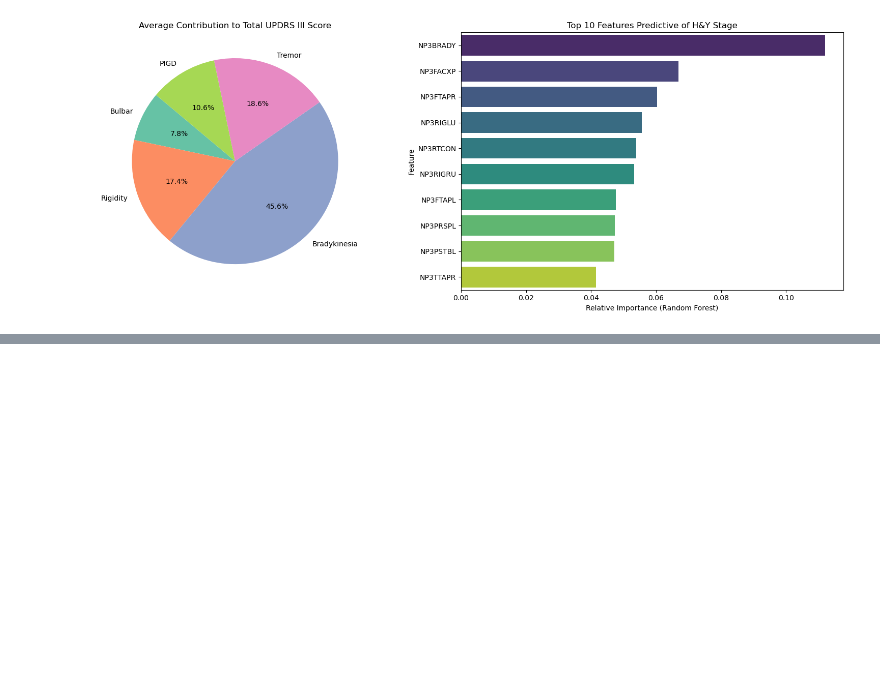
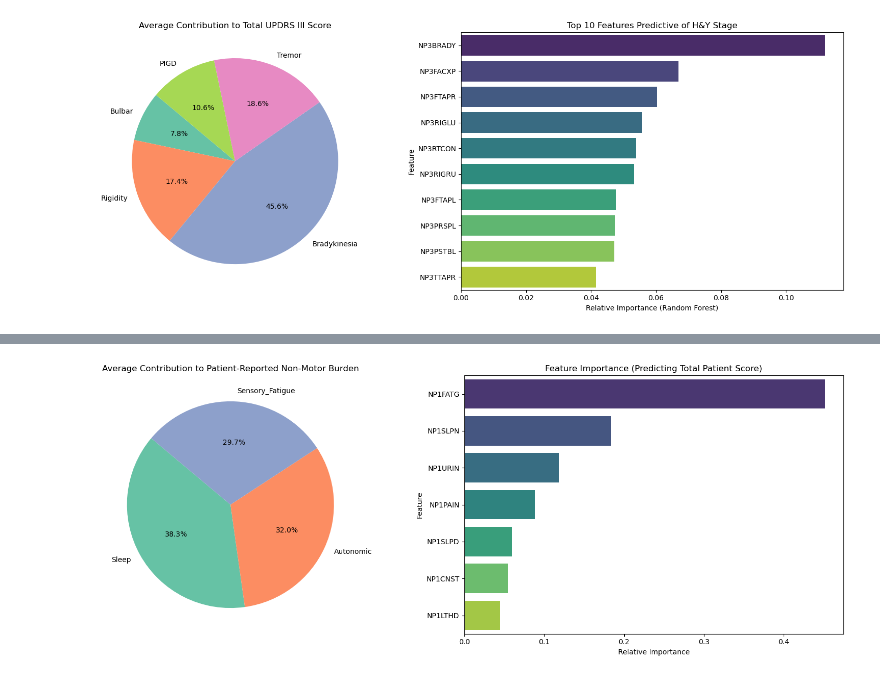
Before and after one commit to vutuongvy101/multimodal-pd-progression, a Jupyter notebook: Experiment/preprocessing/EDA_motor.ipynb, the cells around one changed output, grey strips where cells are left out. Saved outputs shown, nothing was run; the diff lists cells and outputs as text; code cells hidden in the pictures; blank space fills up the shorter version.

```diff
--- a/Experiment/preprocessing/EDA_motor.ipynb
+++ b/Experiment/preprocessing/EDA_motor.ipynb
@@ -190,0 +377,80 @@ Passing `palette` without assigning `hue` is deprecated and will be removed in v
+# %%
+# Analysis for MDS-UPDRS Part IB (Patient Questionnaire)
+# 1. Load Data
+df = pd.read_csv('../../ppmi_pd/Motor___MDS-UPDRS/MDS-UPDRS_Part_I_Patient_Questionnaire_14Dec2025.csv', low_memory=False)
+
+# 2. Inspect and Define Subcategories
+# Standard Part IB columns typically found:
+# NP1SLPN (Sleep), NP1SLPD (Daytime Sleepiness), NP1PAIN (Pain),
+# NP1URIN (Urinary), NP1CNST (Constipation), NP1LTHD (Lightheadedness), NP1FATG (Fatigue)
+
+subcats = {
+    'Sleep': ['NP1SLPN', 'NP1SLPD'],
+    'Autonomic': ['NP1URIN', 'NP1CNST', 'NP1LTHD'],
+    'Sensory_Fatigue': ['NP1PAIN', 'NP1FATG']
+}
+
+all_feature_cols = [col for cat in subcats.values() for col in cat]
+
+# Check which columns are actually in the dataframe
+valid_features = [c for c in all_feature_cols if c in df.columns]
+
+# 3. Preprocessing
+work_df = df[['PATNO', 'NP1PTOT'] + valid_features].copy()
+
+# Coerce to numeric
+for col in work_df.columns:
+    work_df[col] = pd.to_numeric(work_df[col], errors='coerce')
+
+# Drop rows where Target is missing
+work_df = work_df.dropna(subset=['NP1PTOT'])
+
+# Impute missing features
+imputer = SimpleImputer(strategy='median')
+work_df[valid_features] = imputer.fit_transform(work_df[valid_features])
+
+# 4. Calculate Sub-Scores
+for name, cols in subcats.items():
+    # Only sum columns that exist
+    actual_cols = [c for c in cols if c in valid_features]
+    if actual_cols:
+        work_df[f'Score_{name}'] = work_df[actual_cols].sum(axis=1)
+
+sub_score_cols = [c for c in work_df.columns if c.startswith('Score_')]
+
+# 5. Correlation Analysis
+corr_matrix = work_df[sub_score_cols + ['NP1PTOT']].corr()
+print("Correlation with NP1PTOT:")
+print(corr_matrix['NP1PTOT'].sort_values(ascending=False))
+
+# 6. Feature Importance
+X = work_df[valid_features]
+y = work_df['NP1PTOT']
+
+rf = RandomForestRegressor(n_estimators=100, random_state=42)
+rf.fit(X, y)
+
+feature_importance = pd.DataFrame({
+    'Feature': valid_features,
+    'Importance': rf.feature_importances_
+}).sort_values(by='Importance', ascending=False)
+
+print("\nTop Influential Features for Part IB Total Score:")
+print(feature_importance)
+
+# 7. Visualization
+fig, axes = plt.subplots(1, 2, figsize=(16, 6))
+
+# Plot A: Contribution
+avg_scores = work_df[sub_score_cols].mean()
+axes[0].pie(avg_scores, labels=[c.replace('Score_', '') for c in avg_scores.index], autopct='%1.1f%%', startangle=140, colors=sns.color_palette('Set2'))
+axes[0].set_title('Average Contribution to Patient-Reported Non-Motor Burden')
+
+# Plot B: Feature Importance
+sns.barplot(data=feature_importance, x='Importance', y='Feature', ax=axes[1], palette='viridis')
+axes[1].set_title('Feature Importance (Predicting Total Patient Score)')
+axes[1].set_xlabel('Relative Importance')
+
+plt.tight_layout()
+# plt.savefig('updrs_part1_patient_analysis.png')
+# %% [output]
@@ -190,0 +476 @@ Passing `palette` without assigning `hue` is deprecated and will be removed in v
+[figure, added]
```
Also changed, not shown: parts of 7 cells of this notebook.
